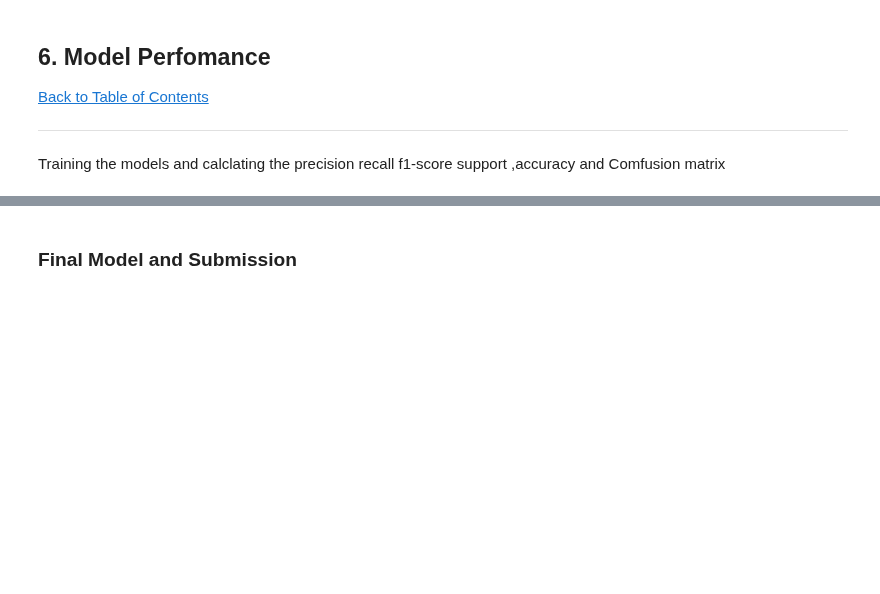
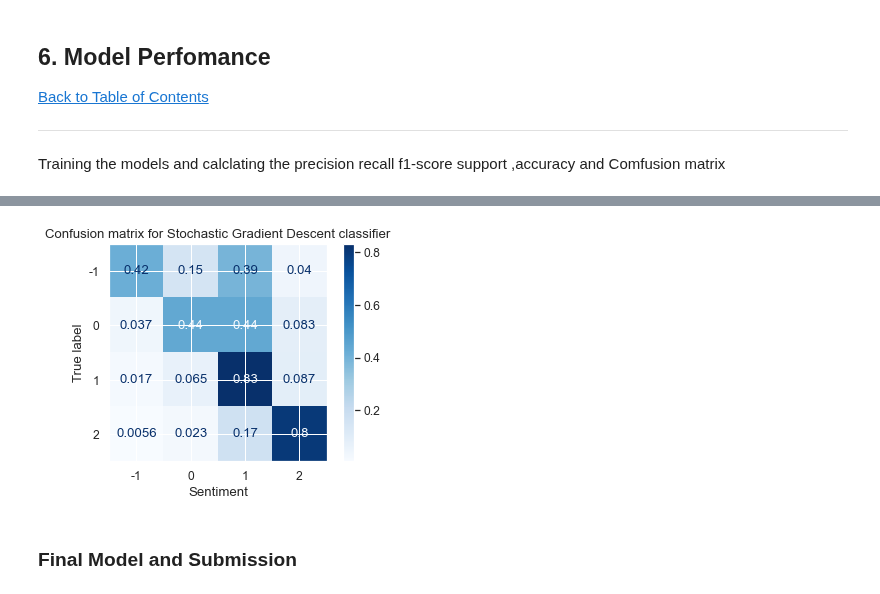
Before and after one commit to ethanmacrae/classification-predict-streamlit-template, a Jupyter notebook: Classification Predict Notebook .ipynb, the cells around one changed output, grey strips where cells are left out. Drawn from its saved outputs; the diff is of its cells as text; code cells hidden in the pictures; blank space fills up the shorter version.

```diff
--- a/Classification Predict Notebook .ipynb
+++ b/Classification Predict Notebook .ipynb
@@ -840,11 +849,13 @@ weighted avg       0.76      0.77      0.76      3164
 # %%
-matrix = plot_confusion_matrix(sgc, tf_X_test, y_test,
+matrix = plot_confusion_matrix(sgc, cv_X_test, y_test,
                                  cmap=plt.cm.Blues,
                                  normalize='true')
 plt.title('Confusion matrix for Stochastic Gradient Descent classifier')
 plt.xlabel("Sentiment")
 plt.show(matrix)
 plt.show()
+# %% [output]
+[figure, added]
 # %% [markdown]
 ### Final Model  and Submission
 # %%
```
Also changed, not shown: parts of 14 cells of this notebook.
